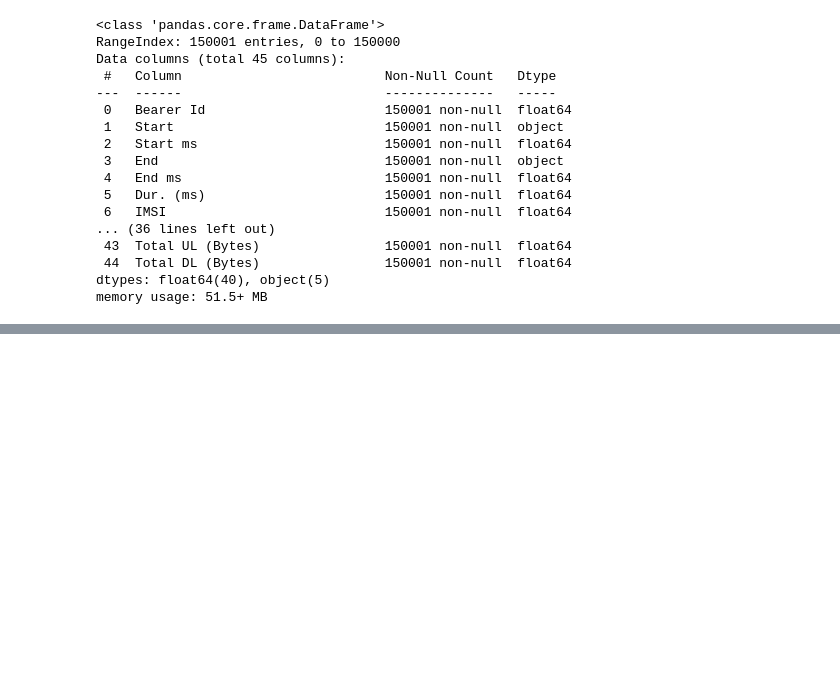
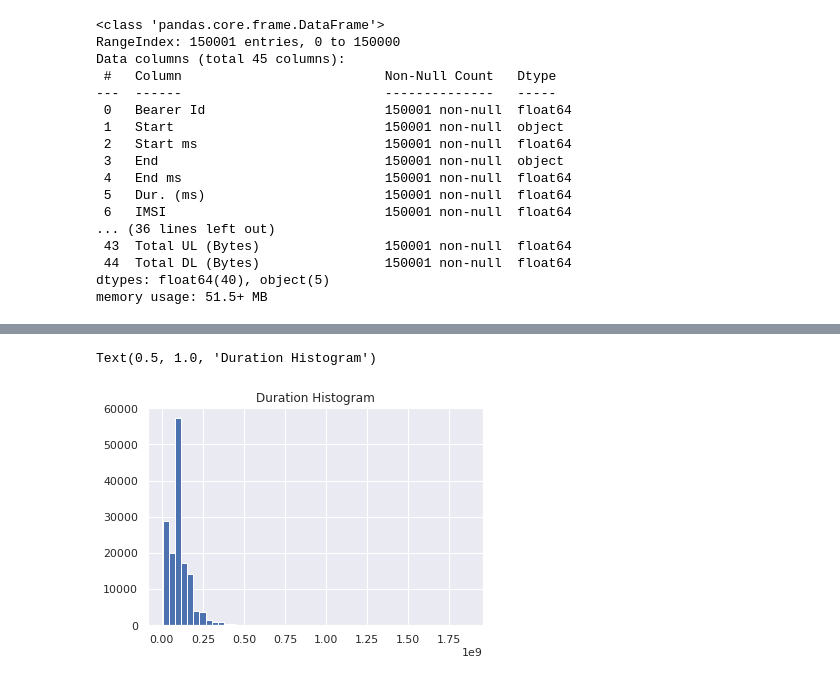
Before and after one commit to sabaagizew/PythonPackageStructure, a Jupyter notebook: Copy_of_Untitled1.ipynb, the cells around one changed output, grey strips where cells are left out. Drawn from its saved outputs; the diff is of its cells as text; code cells hidden in the pictures; blank space fills up the shorter version.

```diff
--- a/Copy_of_Untitled1.ipynb
+++ b/Copy_of_Untitled1.ipynb
@@ -412,0 +498,12 @@ memory usage: 51.5+ MB
+# %%
+#the total data volume (in Bytes) during this session for each application
+df_clean['Youtube_total_data_volume'] = df_clean['Youtube DL (Bytes)'] + df_clean['Youtube UL (Bytes)']
+df_clean['Google_total_data_volume'] = df_clean['Google DL (Bytes)'] + df_clean['Google UL (Bytes)']
+df_clean['Email_total_data_volume'] = df_clean['Email DL (Bytes)'] + df_clean['Email UL (Bytes)']
+
+df_clean['Netflix_total_data_volume'] = df_clean['Netflix DL (Bytes)'] + df_clean['Netflix UL (Bytes)']
+df_clean['Gaming_total_data_volume'] = df_clean['Gaming DL (Bytes)'] + df_clean['Gaming UL (Bytes)']
+df_clean['Other_total_data_volume'] = df_clean['Other DL (Bytes)'] + df_clean['Other UL (Bytes)']
+df_clean['SocialMedia_total_data_volume'] = df_clean['Social Media DL (Bytes)'] + df_clean['Social Media UL (Bytes)']
+
+df_clean['All_total_data_volume'] = df_clean['Total DL (Bytes)'] + df_clean['Total UL (Bytes)']
@@ -412,0 +538,6 @@ memory usage: 51.5+ MB
+# %%
+df_clean["Dur. (ms).1"].hist(bins = 50)
+plt.title("Duration Histogram")
+# %% [output]
+Text(0.5, 1.0, 'Duration Histogram')
+[figure, added]
```
Also changed, not shown: parts of 28 cells of this notebook.
